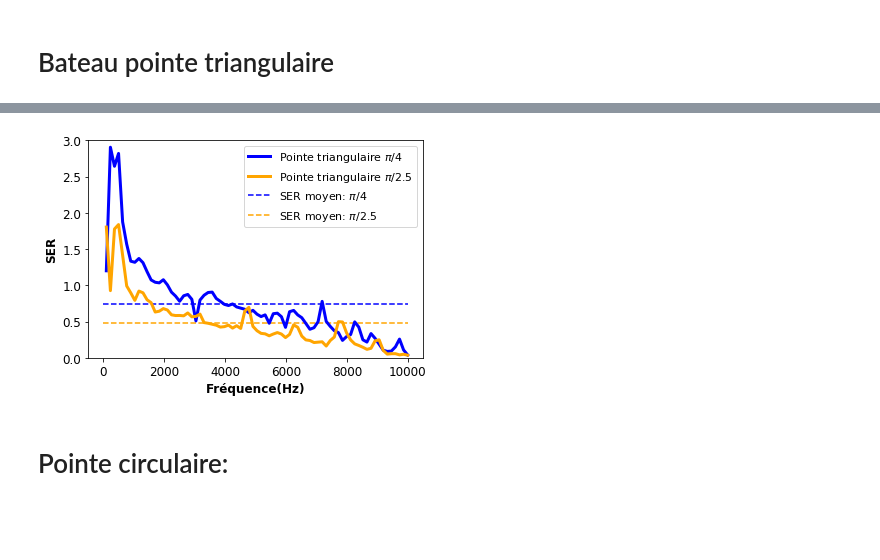
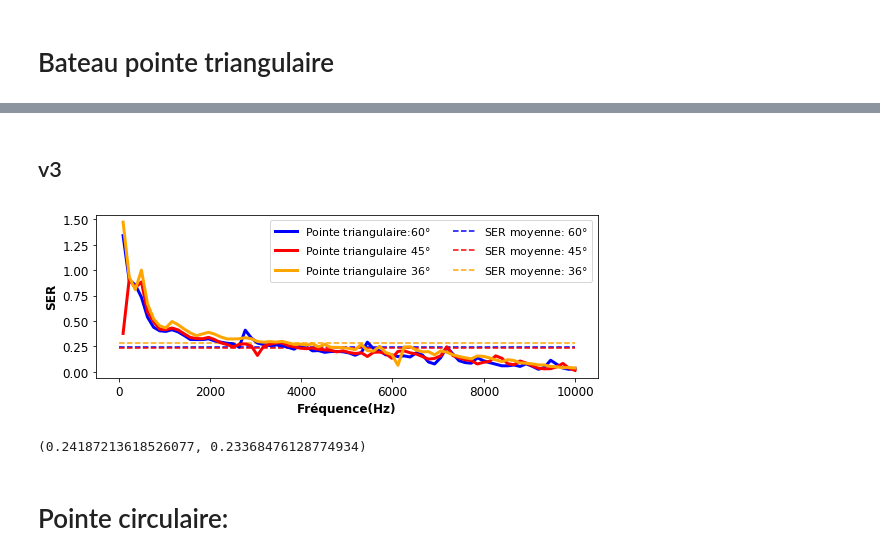
Before and after one commit to pierreluc-plt/ProjetSimulation, a Jupyter notebook: Figure_Resultats.ipynb, the cells around one changed output, grey strips where cells are left out. Cells and saved outputs as stored; diff of their text form; code cells hidden in the pictures; blank space fills up the shorter version.

```diff
--- a/Figure_Resultats.ipynb
+++ b/Figure_Resultats.ipynb
@@ -141,22 +390,30 @@ plt.show()
+# %% [markdown]
+## v3
 # %%
-data_triangle1=np.load("Resultats/Matrices_Champ/SER/SERV2/SER1001_triangle_pi4.npy")
-data_triangle2=np.load("Resultats/Matrices_Champ/SER/SERV2/SER1001_triangle_pi25.npy")
+data_triangle1=np.load("Resultats/Matrices_Champ/SERv3/SER3_triangle_pi3.npy")
+data_triangle2=np.load("Resultats/Matrices_Champ/SERv3/SER3_triangle_pi4.npy")
+data_triangle3=np.load("Resultats/Matrices_Champ/SERv3/SER3_triangle_pi5.npy")
 # %%
-plt.figure(figsize=(6,4))
-plt.plot(omega/2/np.pi,data_triangle1, lw=3,label="Pointe triangulaire $\pi/4$", color="blue")
-plt.plot(omega/2/np.pi,data_triangle2,lw=3, ls="-", label="Pointe triangulaire $\pi/2.5$", color="orange")
+plt.figure(figsize=(9,3))
+plt.plot(omega/2/np.pi,data_triangle1, lw=3,label="Pointe triangulaire:$60\degree$", color="blue")
+plt.plot(omega/2/np.pi,data_triangle2,lw=3, ls="-", label="Pointe triangulaire $45\degree$", color="red")
+plt.plot(omega/2/np.pi,data_triangle3,lw=3, ls="-", label="Pointe triangulaire $36\degree$", color="orange")
 plt.xlabel("Fréquence(Hz)",fontsize=12, fontweight="bold")
 plt.ylabel("SER",fontsize=12, fontweight="bold")
 plt.yticks(fontsize=12)
 plt.xticks(fontsize=12)
-plt.ylim(0,3.0)
-plt.hlines(np.mean(data_triangle1),0,10000,label="SER moyen: $\pi/4$",linestyle="--", color="blue")
-plt.hlines(np.mean(data_triangle2),0,10000,label="SER moyen: $\pi/2.5$",linestyle="--", color="orange")
-plt.legend(ncol=1,fontsize=11)
-plt.savefig("Resultats/SER_Triangle.png",dpi=200,bbox_inches="tight")
+#plt.ylim(0,3.0)
+plt.hlines(np.mean(data_triangle1[:]),0,10000,label="SER moyenne: $60\degree$",linestyle="--", color="blue")
+plt.hlines(np.mean(data_triangle2[:]),0,10000,label="SER moyenne: $45\degree$",linestyle="--", color="red")
+plt.hlines(np.mean(data_triangle3),0,10000,label="SER moyenne: $36\degree$",linestyle="--", color="orange")
+plt.legend(ncol=2,fontsize=11)
+#plt.savefig("Resultats/SER_Triangle.png",dpi=200,bbox_inches="tight")
 plt.show()
+
+np.mean(data_triangle1),np.mean(data_triangle2)
 # %% [output]
-[figure, old version]
+[figure, new version]
+(0.24187213618526077, 0.23368476128774934)
 # %% [markdown]
 # Pointe circulaire:
 # %%
```
Also changed, not shown: parts of 34 cells of this notebook, 12 other files.
